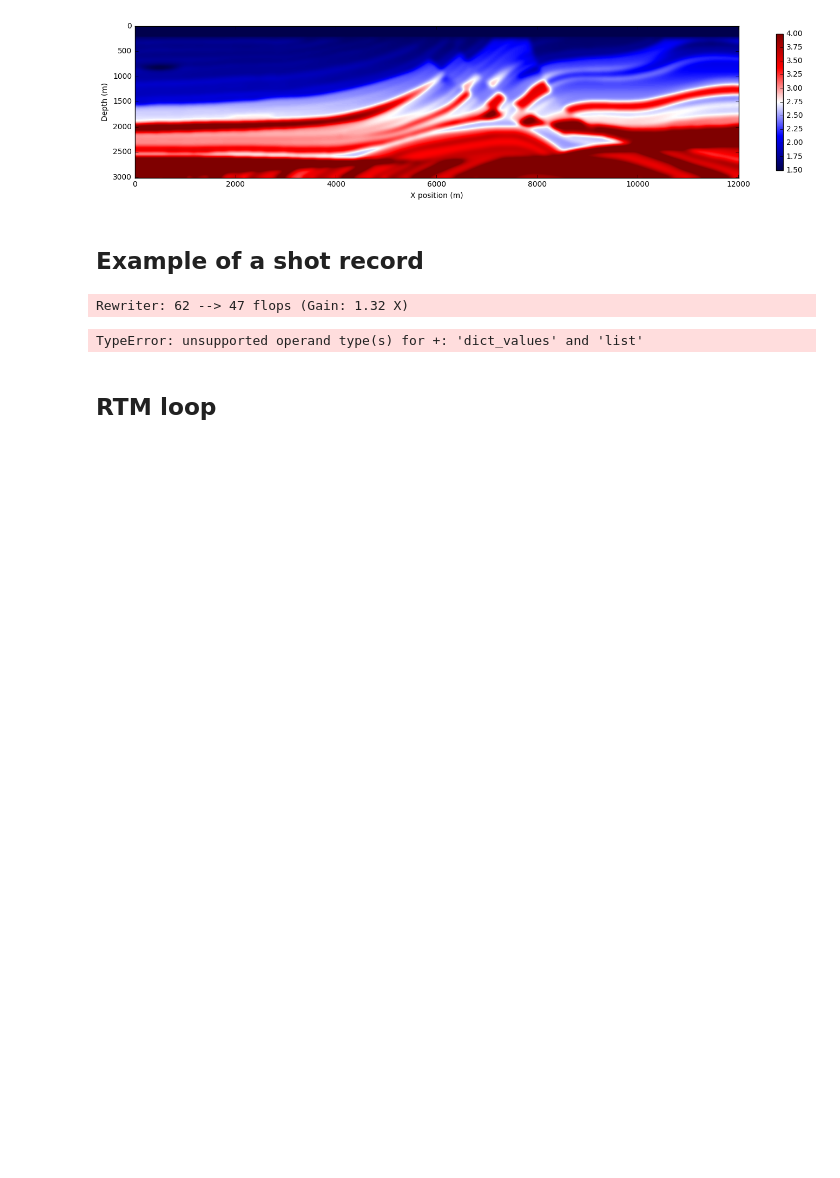
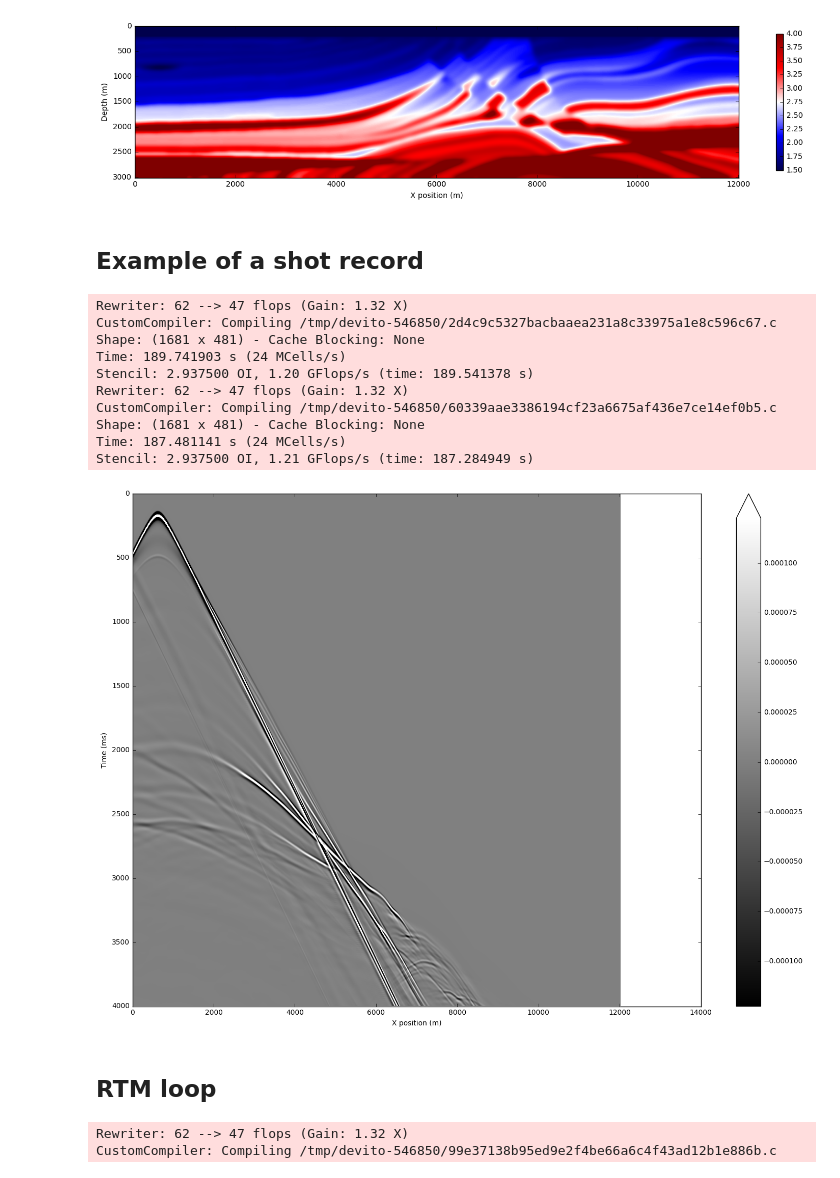
Before and after one commit to xiaocenxiaocen/devito, a Jupyter notebook: examples/acoustic/RTM_ipyparallel.ipynb, the cells around one changed output. Saved outputs shown, nothing was run; the diff lists cells and outputs as text; code cells hidden in the pictures; blank space fills up the shorter version.

```diff
--- a/examples/acoustic/RTM_ipyparallel.ipynb
+++ b/examples/acoustic/RTM_ipyparallel.ipynb
@@ -48,18 +48,27 @@ demo.plot_velocity(model0.vp)
 # %load_ext snakeviz
 # %%
 # %%snakeviz
-data, rec = demo.get_shot(50)
+data, rec, src = demo.get_shot(50)
 
 # Create acoustic modelling kernel.
-Acoustic = Acoustic_cg(model0, data, t_order=2, s_order=10)
+Acoustic = Acoustic_cg(model0, data, src, t_order=2, s_order=10)
 
 # Execute acoustic forward model.
-rec0, u, gflopss, oi, timings = Acoustic.Forward(save=False, cse=True)
+rec0, u, gflopss, oi, timings = Acoustic.Forward(save=False, dse='advanced')
 
 demo.plot_record(rec0)
 # %% [output]
 Rewriter: 62 --> 47 flops (Gain: 1.32 X)
+CustomCompiler: Compiling /tmp/devito-546850/2d4c9c5327bacbaaea231a8c33975a1e8c596c67.c
+Shape: (1681 x 481) - Cache Blocking: None
+Time: 189.741903 s (24 MCells/s)
+Stencil: 2.937500 OI, 1.20 GFlops/s (time: 189.541378 s)
+Rewriter: 62 --> 47 flops (Gain: 1.32 X)
+CustomCompiler: Compiling /tmp/devito-546850/60339aae3386194cf23a6675af436e7ce14ef0b5.c
+Shape: (1681 x 481) - Cache Blocking: None
+Time: 187.481141 s (24 MCells/s)
+Stencil: 2.937500 OI, 1.21 GFlops/s (time: 187.284949 s)
-TypeError: unsupported operand type(s) for +: 'dict_values' and 'list'
+[figure, added]
 # %% [markdown]
 ## RTM loop
 # %%
@@ -68,10 +77,10 @@ def grad_shot(i):
     demo = demo_toolkit.marmousi2D()
 
     model0 = demo.get_initial_model()
-    data, rec = demo.get_shot(i)
+    data, rec, src = demo.get_shot(i)
 
-    Acoustic0 = Acoustic_cg(model0, data, t_order=2, s_order=4)
-    rec0, u0, gflopss, oi, timings = Acoustic0.Forward(save=True, cse=True)
+    Acoustic0 = Acoustic_cg(model0, data, src, t_order=2, s_order=4)
+    rec0, u0, gflopss, oi, timings = Acoustic0.Forward(save=True, dse='advanced')
 
     # Return gradient
     return Acoustic0.Gradient(rec0 - rec, u0, cache_blocking=None)
@@ -80,6 +89,9 @@ def grad_shot(i):
 grads = map(grad_shot, range(8))
 
 grad = sum(grads)
+# %% [output]
+Rewriter: 62 --> 47 flops (Gain: 1.32 X)
+CustomCompiler: Compiling /tmp/devito-546850/99e37138b95ed9e2f4be66a6c4f43ad12b1e886b.c
 # %%
 demo.plot_rtm(grad)
 # print(grad)
```
Also changed, not shown: 1 other file.
